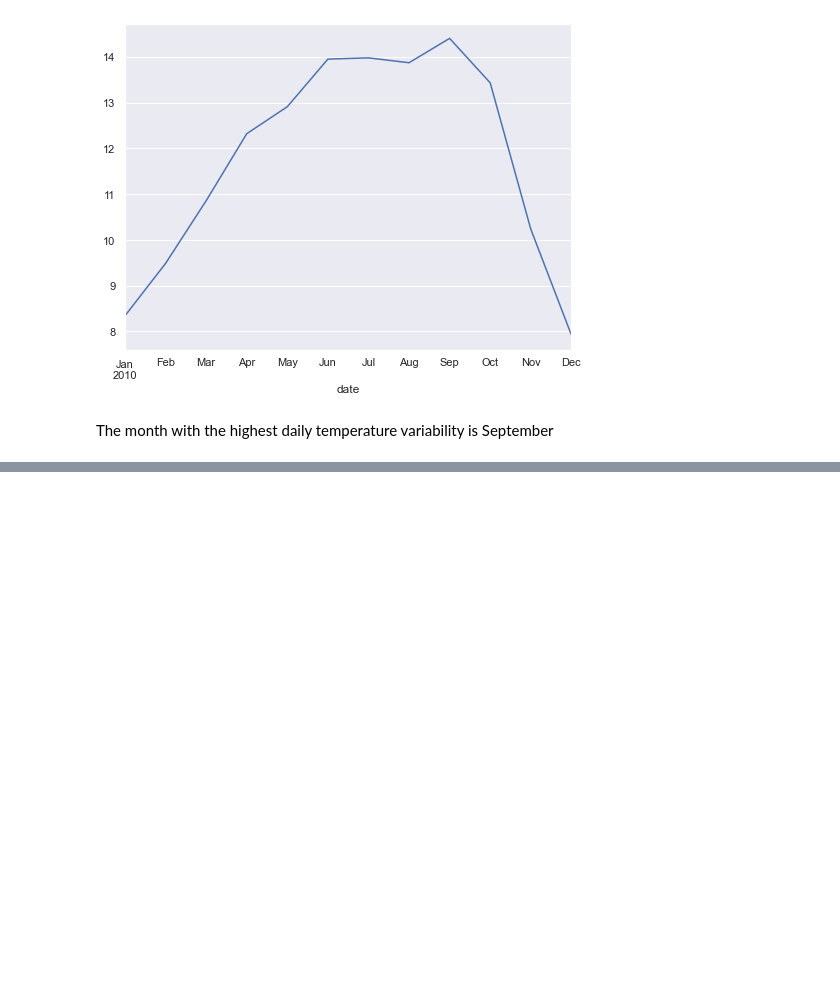
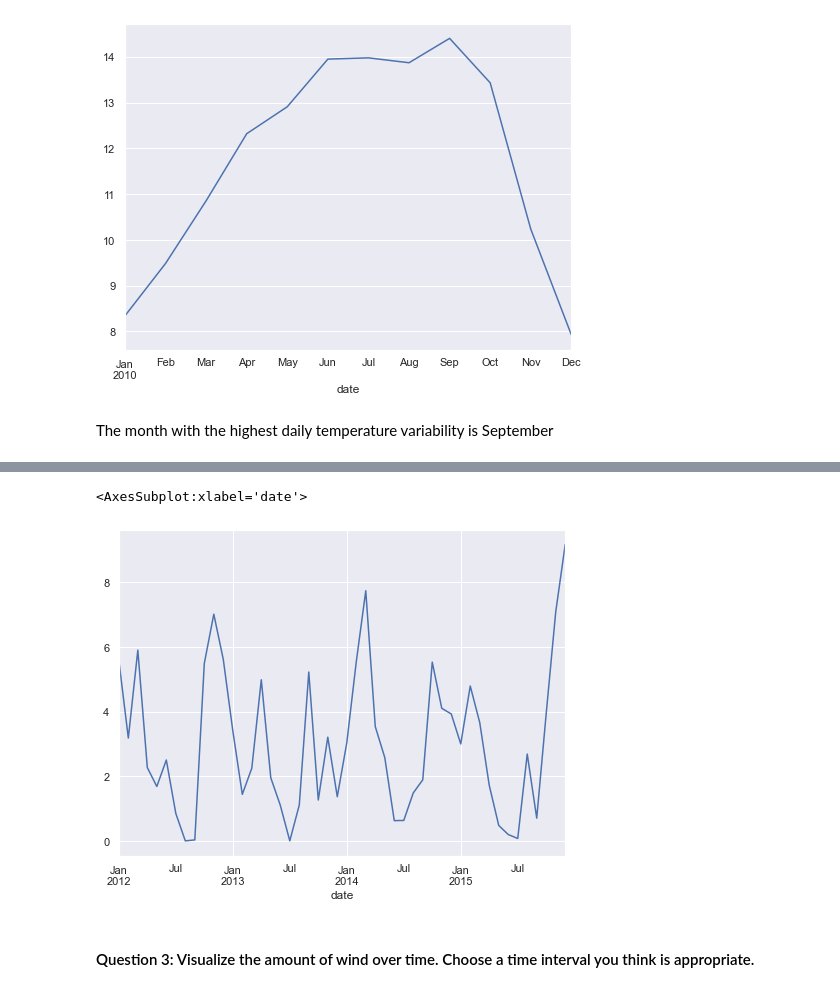
Before and after one commit to ForrestMccrosky/time-series-exercises, a Jupyter notebook: time_manipulation.ipynb, the cells around one changed output, grey strips where cells are left out. Cells and saved outputs as stored; diff of their text form; code cells hidden in the pictures; blank space fills up the shorter version.

```diff
--- a/time_manipulation.ipynb
+++ b/time_manipulation.ipynb
@@ -231,0 +322,7 @@ The month with the highest daily temperature variability is September
+# %%
+weather_df.resample('M').mean().precipitation.plot()
+# %% [output]
+<AxesSubplot:xlabel='date'>
+[figure, added]
+# %% [markdown]
+#### Question 3: Visualize the amount of wind over time. Choose a time interval you think is appropriate.
```
Also changed, not shown: parts of 37 cells of this notebook.
